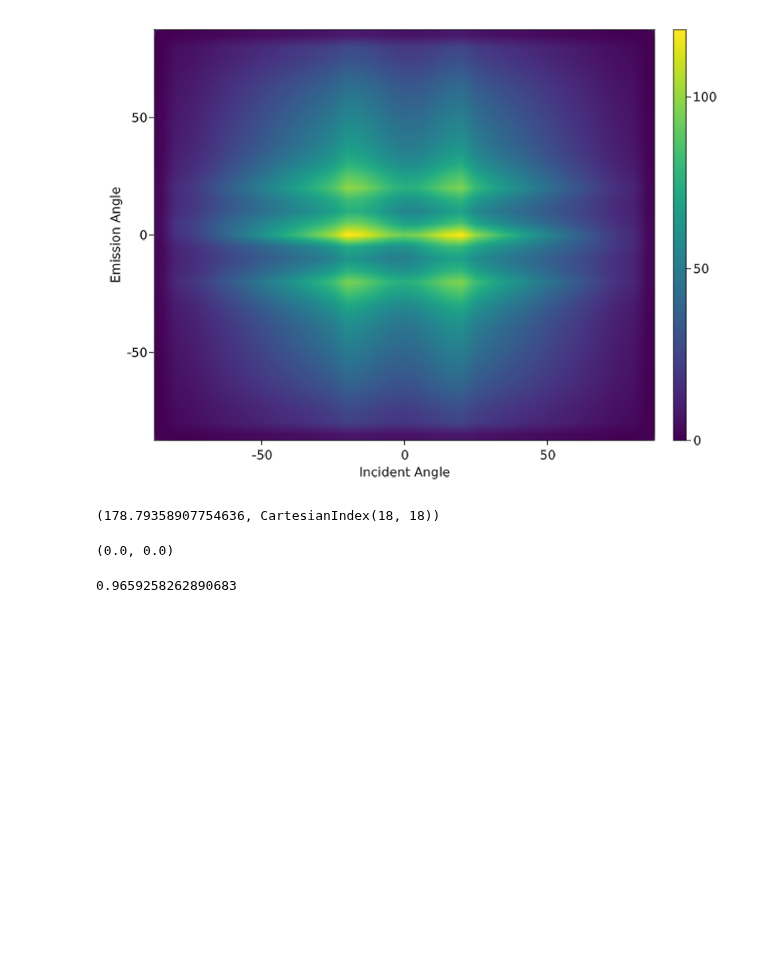
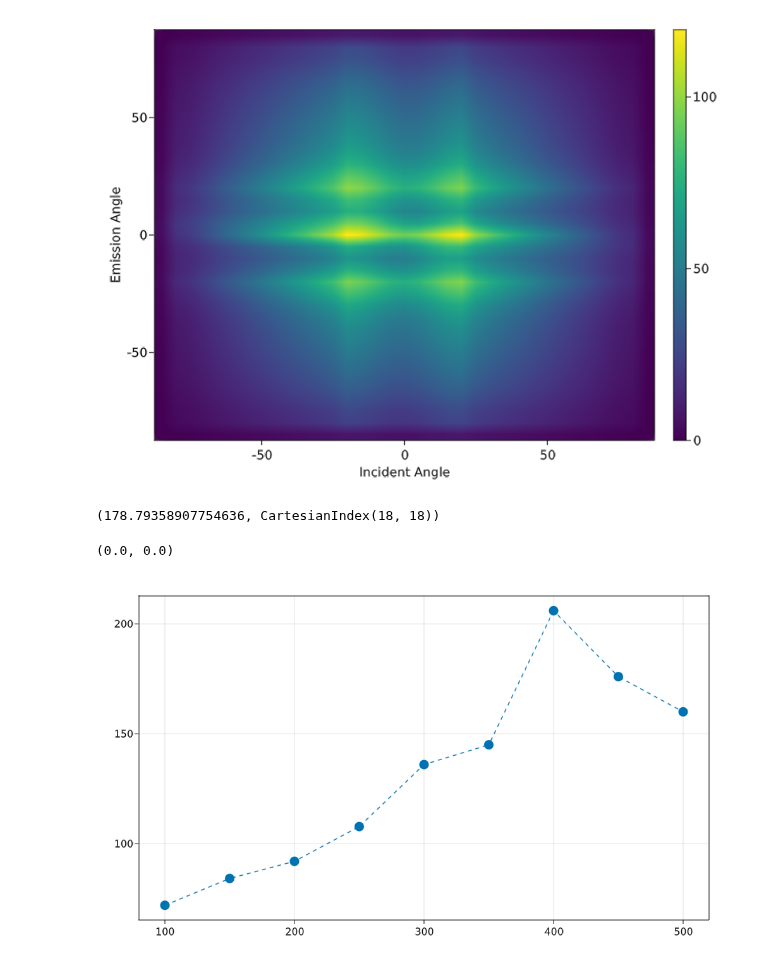
Before and after one commit to WenjieYao/RamanInFluid, a Jupyter notebook: Main.ipynb, the cells around one changed output. Cells and saved outputs as stored; diff of their text form; code cells hidden in the pictures; blank space fills up the shorter version.

```diff
--- a/Main.ipynb
+++ b/Main.ipynb
@@ -652,7 +651,14 @@ findmax(gk12)
 angle1[18],angle2[18]
 # %% [output]
 (0.0, 0.0)
-# %%
-sin(75/180*π)
-# %% [output]
-0.9659258262890683
+# %%
+Periods = [100, 150, 200, 250, 300, 350, 400, 450, 500]
+Powers = [72.0, 84.2, 92.0, 107.8, 136, 145, 206, 176, 160]
+scene, layout = layoutscene(resolution=(1000,600))
+ax = layout[1,1]=Axis(scene)
+
+lin1=GLMakie.scatter!(ax,Periods, Powers,markersize=15)
+lin1=GLMakie.lines!(ax,Periods, Powers,linestyle="--")
+scene
+# %% [output]
+[figure, added]
```
Also changed, not shown: parts of 14 cells of this notebook, 39 other files.
